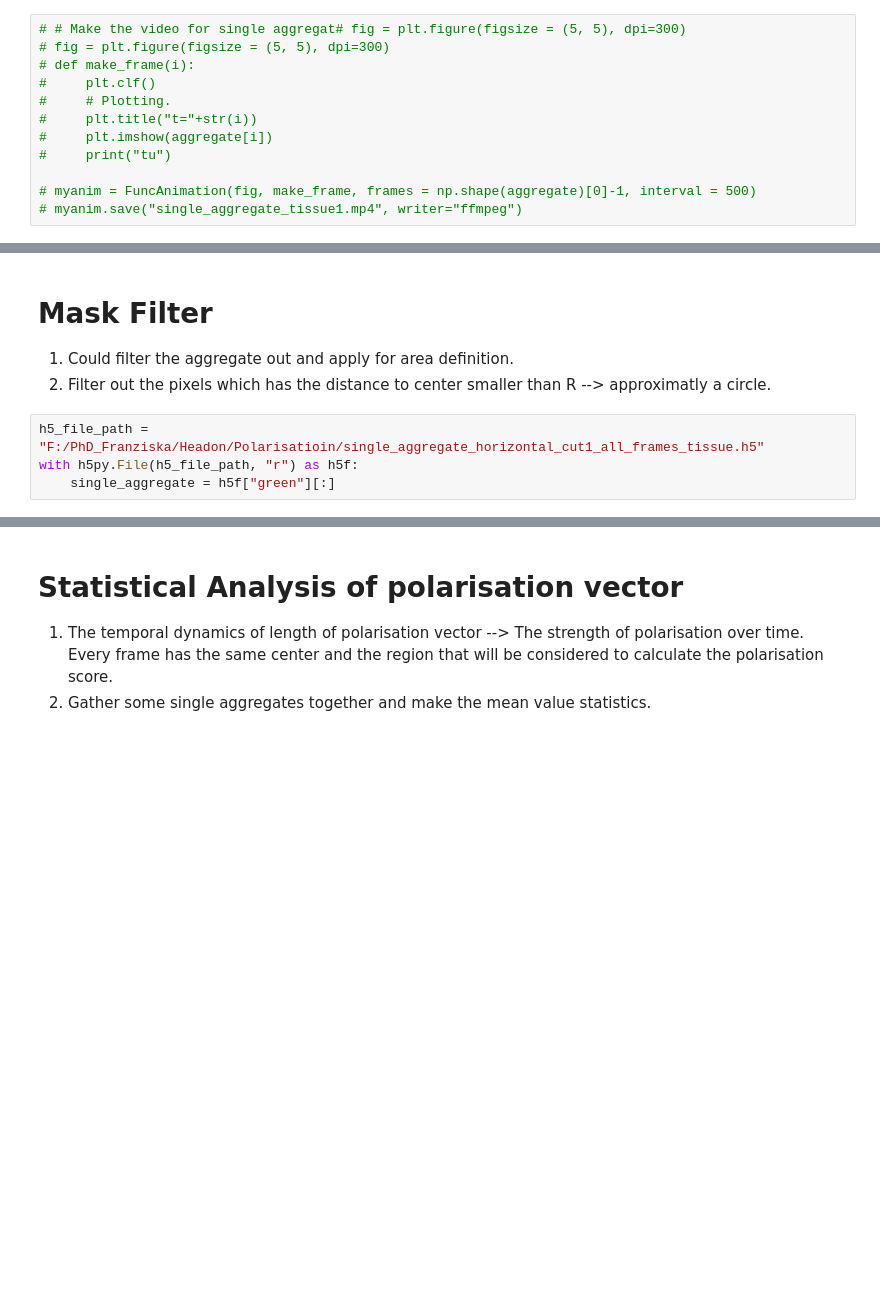
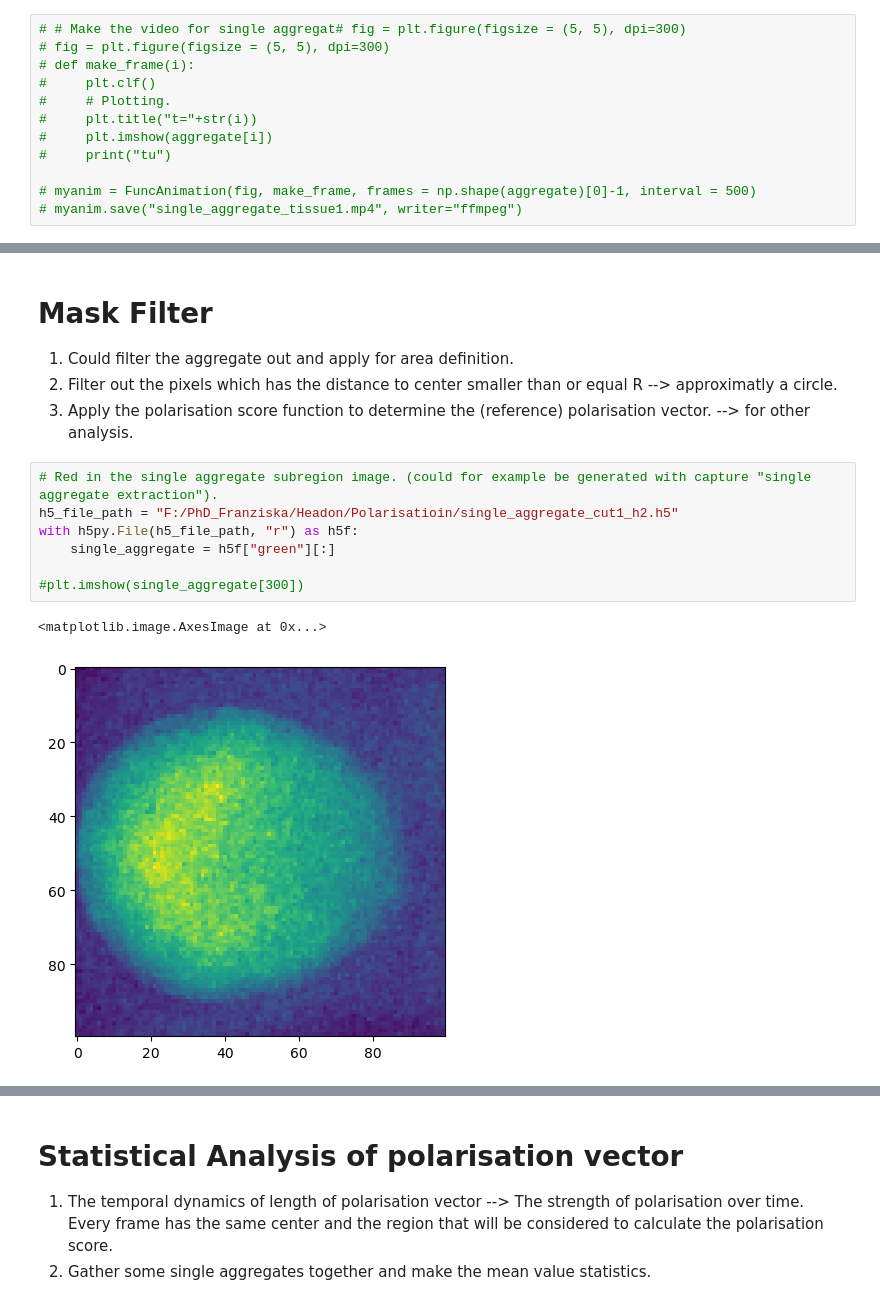
Before and after one commit to rzhou-space/PIV_analysis_headon_data, a Jupyter notebook: Polarisation/Polarisation.ipynb, the cells around one changed output, grey strips where cells are left out. Saved outputs shown, nothing was run; the diff lists cells and outputs as text; blank space fills up the shorter version.

```diff
--- a/Polarisation/Polarisation.ipynb
+++ b/Polarisation/Polarisation.ipynb
@@ -52,11 +110,18 @@ with h5py.File(h5_file_path, "w") as h5f:
 # %% [markdown]
 # Mask Filter
 1. Could filter the aggregate out and apply for area definition.
-2. Filter out the pixels which has the distance to center smaller than R --> approximatly a circle.
+2. Filter out the pixels which has the distance to center smaller than or equal R --> approximatly a circle.
+3. Apply the polarisation score function to determine the (reference) polarisation vector. --> for other analysis.
 # %%
-h5_file_path = "F:/PhD_Franziska/Headon/Polarisatioin/single_aggregate_horizontal_cut1_all_frames_tissue.h5"
+# Red in the single aggregate subregion image. (could for example be generated with capture "single aggregate extraction").
+h5_file_path = "F:/PhD_Franziska/Headon/Polarisatioin/single_aggregate_cut1_h2.h5"
 with h5py.File(h5_file_path, "r") as h5f:
     single_aggregate = h5f["green"][:]
+
+#plt.imshow(single_aggregate[300])
+# %% [output]
+<matplotlib.image.AxesImage at 0x...>
+[figure, added]
 # %%
 def circle_mask(center_x, center_y, radius, img):
     # Extract a circle on the image with given center and radius.
```
Also changed, not shown: parts of 22 cells of this notebook.
